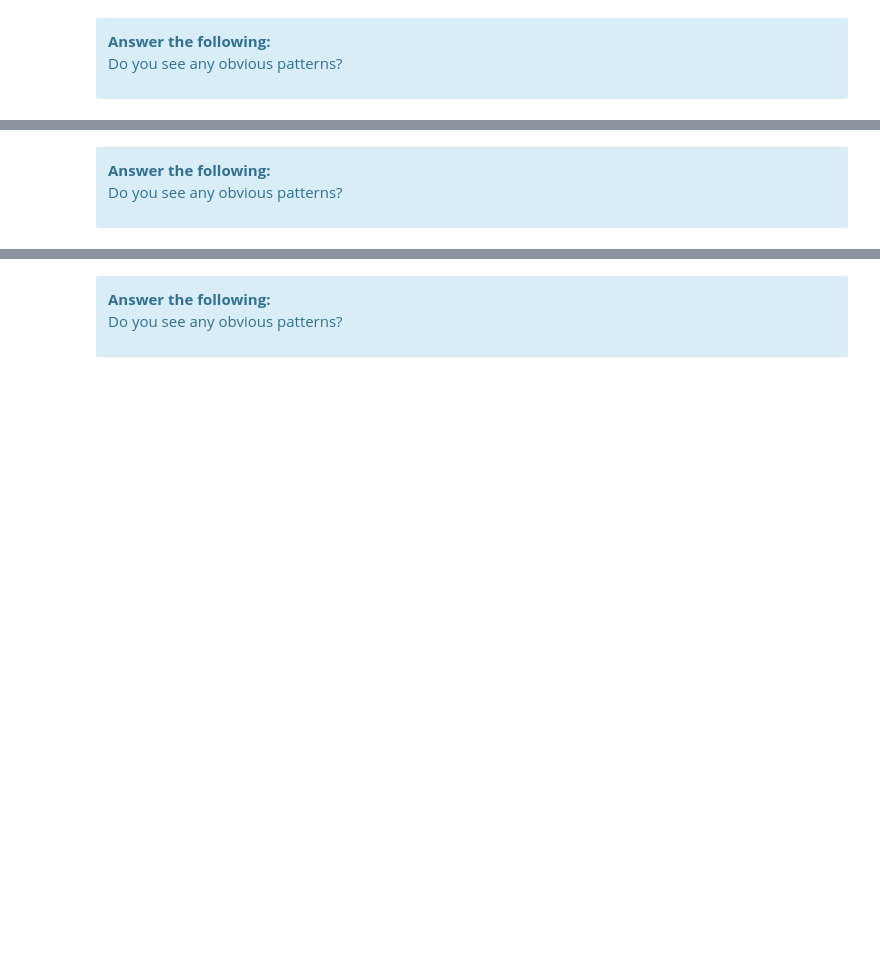
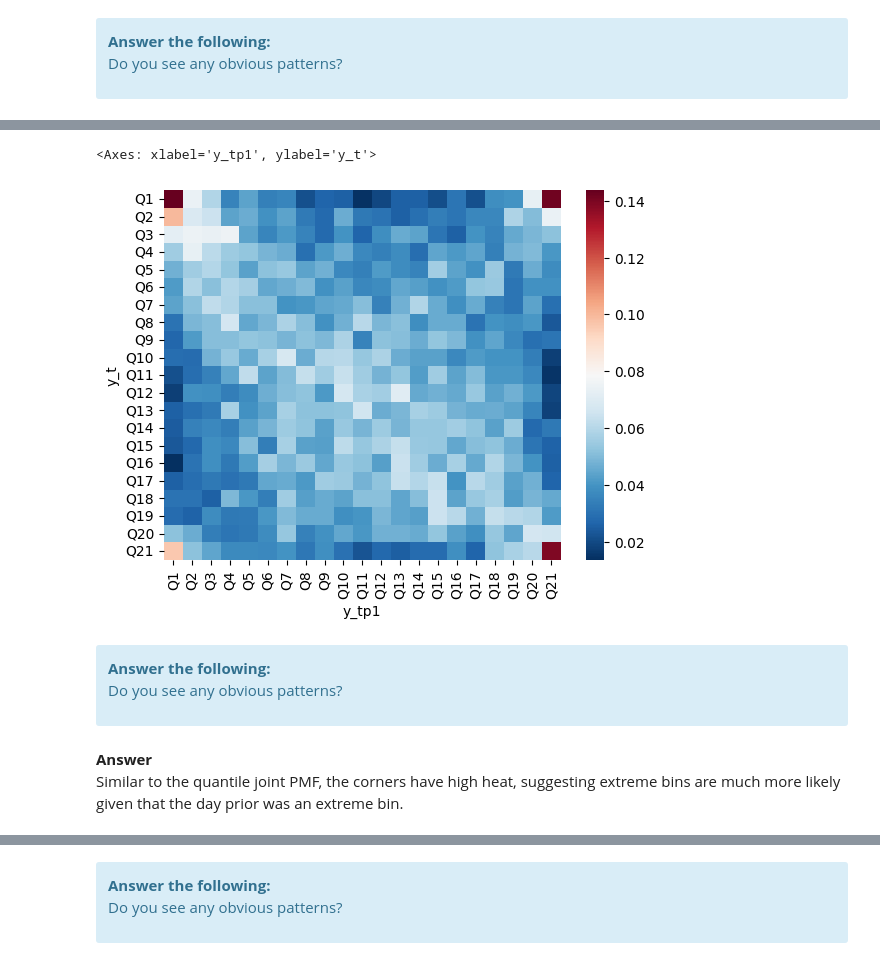
Before and after one commit to Derek9132-uyz/DS-5030-lab-8, a Jupyter notebook: lab08.ipynb, the cells around one changed output, grey strips where cells are left out. Drawn from its saved outputs; the diff is of its cells as text; code cells hidden in the pictures; blank space fills up the shorter version.

```diff
--- a/lab08.ipynb
+++ b/lab08.ipynb
@@ -316,11 +356,18 @@ Do you see any obvious patterns?
 # %%
 # Subtract 1/21**2 from the PMF before plotting it, to normalize away the uniform PMF,
 # and see systematic deviations from uniformly random behavior.
+sns.heatmap(quantile_conditional - 1/bins**2, cmap="RdBu_r")
+# %% [output]
+<Axes: xlabel='y_tp1', ylabel='y_t'>
+[figure, added]
 # %% [markdown]
 <div class='alert alert-info'><b>Answer the following:</b>
 
 Do you see any obvious patterns?
 
 </div>
+# %% [markdown]
+**Answer** <br>
+Similar to the quantile joint PMF, the corners have high heat, suggesting extreme bins are much more likely given that the day prior was an extreme bin.
 # %%
 # compute the next day's min, mean, and max conditional on each bin
```
Also changed, not shown: parts of 27 cells of this notebook.
